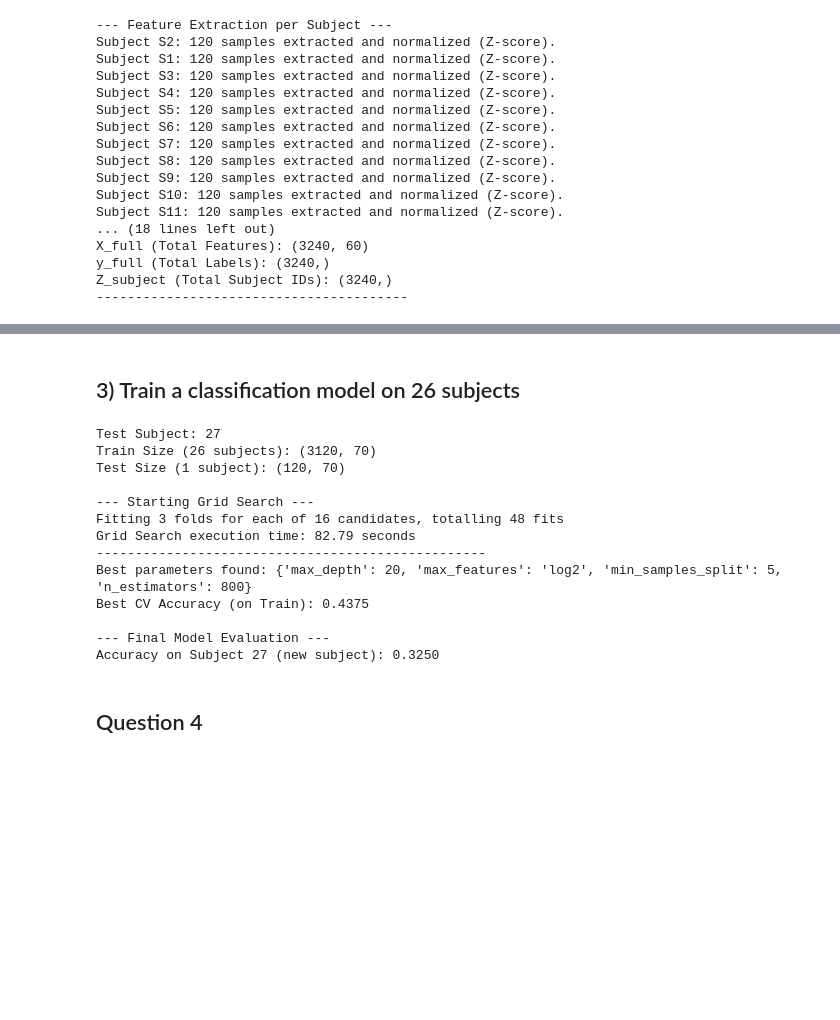
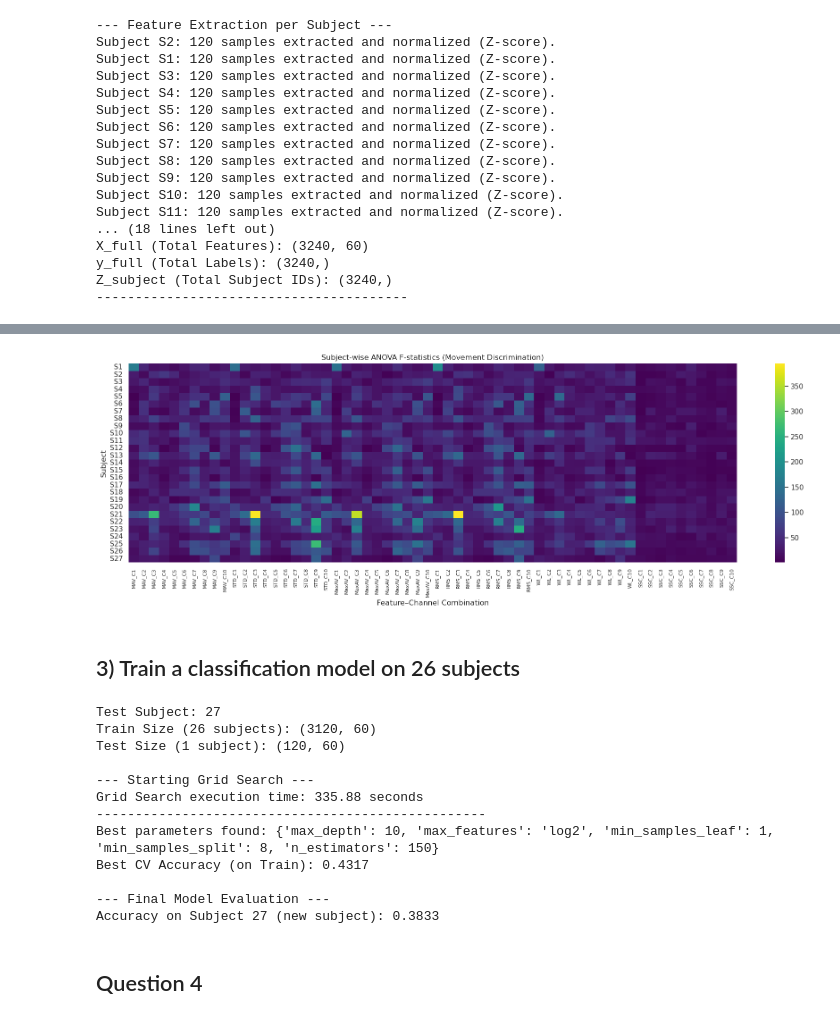
Before and after one commit to Tournedos/NSSP_project2_groupK, a Jupyter notebook: Part2.ipynb, the cells around one changed output, grey strips where cells are left out. Cells and saved outputs as stored; diff of their text form; code cells hidden in the pictures; blank space fills up the shorter version.

```diff
--- a/Part2.ipynb
+++ b/Part2.ipynb
@@ -434,3 +371,51 @@ plt.show()
+# %%
+import numpy as np
+import pandas as pd
+import matplotlib.pyplot as plt
+import seaborn as sns
+from sklearn.feature_selection import f_classif
+
+# Number of subjects and total features
+subject_ids = np.unique(Z_subject)
+n_subjects = len(subject_ids)
+n_total_features = X_full.shape[1]
+
+# Matrix to store F-values: (subjects × feature-channel combinations)
+F_subjects = np.zeros((n_subjects, n_total_features))
+
+# --- Subject-wise ANOVA ---
+for i, subj in enumerate(subject_ids):
+    # Select samples from one subject
+    subj_mask = Z_subject == subj
+    X_subj = X_full[subj_mask]
+    y_subj = y_full[subj_mask]
+
+    # Compute ANOVA for this subject
+    F_vals, _ = f_classif(X_subj, y_subj)
+    F_subjects[i, :] = F_vals
+
+# --- Reconstruct Feature–Channel names ---
+feature_names_full = []
+for f_name in FEATURE_NAMES:
+    for c_id in range(1, N_CHANNELS + 1):
+        feature_names_full.append(f"{f_name}_C{c_id}")
+
+# --- Heatmap ---
+plt.figure(figsize=(18, 6))
+sns.heatmap(
+    F_subjects,
+    cmap="viridis",
+    xticklabels=feature_names_full,
+    yticklabels=[f"S{subj}" for subj in subject_ids]
+)
+plt.title("Subject-wise ANOVA F-statistics (Movement Discrimination)")
+plt.xlabel("Feature–Channel Combination")
+plt.ylabel("Subject")
+plt.xticks(rotation=90, fontsize=8)
+plt.tight_layout()
+plt.show()
+# %% [output]
+[figure, added]
 # %% [markdown]
 ## 3) Train a classification model on 26 subjects
 # %%
@@ -439,15 +424,17 @@ from sklearn.metrics import accuracy_score
 from sklearn.model_selection import GridSearchCV
 import time
 
-# 1. Choose the test subject (e.g., subject 27, or the last ID in your list)
+# 1. Choose the test subject
 test_subject_id = 27
 
 param_grid = {
-    "n_estimators": [400, 800],  # Number of trees
-    "max_depth": [20, 30],       # Maximum depth of the tree
-    "min_samples_split": [2, 5],
-    "max_features": ["sqrt", "log2"]
+    "n_estimators": [40, 50, 60, 100, 150, 200],
+    "max_depth": [4, 5, 6, 8, 10],
+    "min_samples_split": [2, 4, 6, 8],
+    "min_samples_leaf": [1, 2, 3],
+    "max_features": ["log2", "sqrt"]
 }
+
 
 # 2. Create boolean masks based on Z_subject
 mask_test = (Z_subject == test_subject_id)
@@ -475,7 +462,7 @@ grid_search = GridSearchCV(
     cv=3,
     scoring="accuracy",
     n_jobs=-1,
-    verbose=2
+    verbose=0
 )
 
 print("\n--- Starting Grid Search ---")
@@ -501,18 +488,17 @@ print("\n--- Final Model Evaluation ---")
 print(f"Accuracy on Subject {test_subject_id} (new subject): {acc_q3_tuned:.4f}")
 # %% [output]
 Test Subject: 27
-Train Size (26 subjects): (3120, 70)
-Test Size (1 subject): (120, 70)
+Train Size (26 subjects): (3120, 60)
+Test Size (1 subject): (120, 60)
 
 --- Starting Grid Search ---
-Fitting 3 folds for each of 16 candidates, totalling 48 fits
-Grid Search execution time: 82.79 seconds
+Grid Search execution time: 335.88 seconds
 --------------------------------------------------
-Best parameters found: {'max_depth': 20, 'max_features': 'log2', 'min_samples_split': 5, 'n_estimators': 800}
-Best CV Accuracy (on Train): 0.4375
+Best parameters found: {'max_depth': 10, 'max_features': 'log2', 'min_samples_leaf': 1, 'min_samples_split': 8, 'n_estimators': 150}
+Best CV Accuracy (on Train): 0.4317
 
 --- Final Model Evaluation ---
-Accuracy on Subject 27 (new subject): 0.3250
+Accuracy on Subject 27 (new subject): 0.3833
 # %% [markdown]
 ## Question 4
 # %%
```
Also changed, not shown: parts of 3 cells of this notebook.
